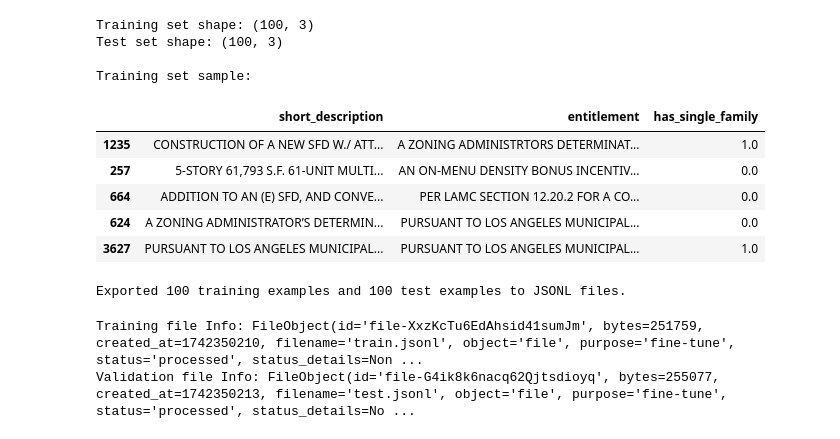
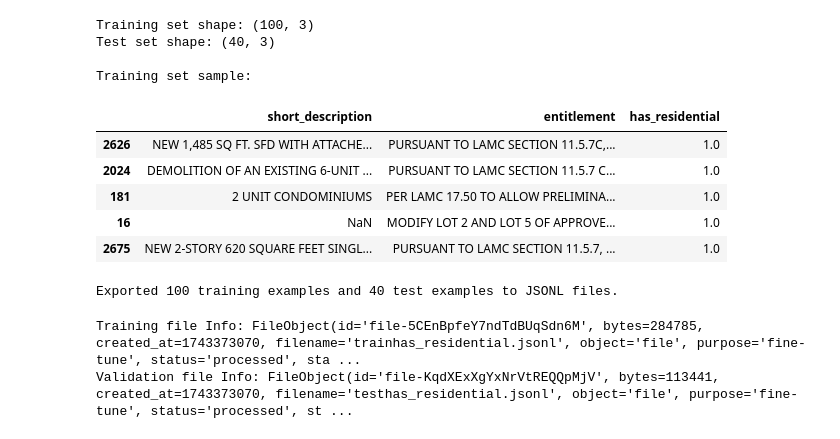
Before and after one commit to mpham8/kestelman-research, a Jupyter notebook: housing-description/gpt-finetune.ipynb, the cells around one changed output. Cells and saved outputs as stored; diff of their text form; code cells hidden in the pictures.

```diff
--- a/housing-description/gpt-finetune.ipynb
+++ b/housing-description/gpt-finetune.ipynb
@@ -7,7 +7,8 @@ from datetime import datetime
 import pandas as pd
 import json
 # %%
-variable = 'has_single_family'
+variable = 'has_residential'
+run_number = '3'
 
 directory = "data"
 data_file = "housing_descriptions_training.csv"
@@ -24,29 +25,29 @@ data_df.head()
 | 4 | NaN | MODIFICATION FROM AN APPROVED 12 ... | 12.0 | 12.0 | 0.0 | 12.0 | ... |
 # %%
 # Sample 100 rows for training set
-train_df = data_df.sample(n=100, random_state=300)
+train_df = data_df.sample(n=100, random_state=900)
 
 # Sample another 100 rows for test set, ensuring no overlap with train set
-test_df = data_df[~data_df.index.isin(train_df.index)].sample(n=100, random_state=300)
+test_df = data_df[~data_df.index.isin(train_df.index)].sample(n=40, random_state=900)
 
 # Extract only the specified columns for both sets
 train_df = train_df[['short_description', 'entitlement', variable]]
 test_df = test_df[['short_description', 'entitlement', variable]]
 
 print("Training set shape:", train_df.shape)
 print("Test set shape:", test_df.shape)
 
 # Display first few rows of each set
 print("\nTraining set sample:")
 train_df.head()
 # %% [output]
 Training set shape: (100, 3)
-Test set shape: (100, 3)
+Test set shape: (40, 3)
 
 Training set sample:
-|  | short_description | entitlement | has_single_family |
-| 1235 | CONSTRUCTION OF A NEW SFD W./ ATT... | A ZONING ADMINISTRTORS DETERMINAT... | 1.0 |
-| 257 | 5-STORY 61,793 S.F. 61-UNIT MULTI... | AN ON-MENU DENSITY BONUS INCENTIV... | 0.0 |
-| 664 | ADDITION TO AN (E) SFD, AND CONVE... | PER LAMC SECTION 12.20.2 FOR A CO... | 0.0 |
-| 624 | A ZONING ADMINISTRATOR’S DETERMIN... | PURSUANT TO LOS ANGELES MUNICIPAL... | 0.0 |
-| 3627 | PURSUANT TO LOS ANGELES MUNICIPAL... | PURSUANT TO LOS ANGELES MUNICIPAL... | 1.0 |
+|  | short_description | entitlement | has_residential |
+| 2626 | NEW 1,485 SQ FT. SFD WITH ATTACHE... | PURSUANT TO LAMC SECTION 11.5.7C,... | 1.0 |
+| 2024 | DEMOLITION OF AN EXISTING 6-UNIT ... | PURSUANT TO LAMC SECTION 11.5.7 C... | 1.0 |
+| 181 | 2 UNIT CONDOMINIUMS | PER LAMC 17.50 TO ALLOW PRELIMINA... | 1.0 |
+| 16 | NaN | MODIFY LOT 2 AND LOT 5 OF APPROVE... | 1.0 |
+| 2675 | NEW 2-STORY 620 SQUARE FEET SINGL... | PURSUANT TO LAMC SECTION 11.5.7, ... | 1.0 |
@@ -194,18 +850,18 @@ test_examples = prepare_finetune_data(test_df)
 os.makedirs('finetune_data', exist_ok=True)
 
 # Export training data
-with open('finetune_data/train.jsonl', 'w') as f:
+with open(f'finetune_data/train{variable}.jsonl', 'w') as f:
     for example in train_examples:
         f.write(json.dumps(example) + '\n')
 
 # Export test data
-with open('finetune_data/test.jsonl', 'w') as f:
+with open(f'finetune_data/test{variable}.jsonl', 'w') as f:
     for example in test_examples:
         f.write(json.dumps(example) + '\n')
 
 print(f"Exported {len(train_examples)} training examples and {len(test_examples)} test examples to JSONL files.")
 # %% [output]
-Exported 100 training examples and 100 test examples to JSONL files.
+Exported 100 training examples and 40 test examples to JSONL files.
 # %%
 load_dotenv()
 key = os.environ.get("OPENAI_API_KEY")
@@ -213,8 +869,8 @@ key = os.environ.get("OPENAI_API_KEY")
 client = OpenAI(api_key=key)
 
 
-train_output_file_path = "finetune_data/train.jsonl"
-validation_output_file_path = "finetune_data/test.jsonl"
+train_output_file_path = f"finetune_data/train{variable}.jsonl"
+validation_output_file_path = f"finetune_data/test{variable}.jsonl"
 
 train_file = client.files.create(
   file=open(train_output_file_path, "rb"),
@@ -229,8 +885,8 @@ valid_file = client.files.create(
 print(f"Training file Info: {train_file}")
 print(f"Validation file Info: {valid_file}")
 # %% [output]
-Training file Info: FileObject(id='file-XxzKcTu6EdAhsid41sumJm', bytes=251759, created_at=1742350210, filename='train.jsonl', object='file', purpose='fine-tune', status='processed', status_details=Non ...
-Validation file Info: FileObject(id='file-G4ik8k6nacq62Qjtsdioyq', bytes=255077, created_at=1742350213, filename='test.jsonl', object='file', purpose='fine-tune', status='processed', status_details=No ...
+Training file Info: FileObject(id='file-5CEnBpfeY7ndTdBUqSdn6M', bytes=284785, created_at=1743373070, filename='trainhas_residential.jsonl', object='file', purpose='fine-tune', status='processed', sta ...
+Validation file Info: FileObject(id='file-KqdXExXgYxNrVtREQQpMjV', bytes=113441, created_at=1743373070, filename='testhas_residential.jsonl', object='file', purpose='fine-tune', status='processed', st ...
 # %%
 model = client.fine_tuning.jobs.create(
   training_file=train_file.id,
```
Also changed, not shown: parts of 14 cells of this notebook, 2 other files.
